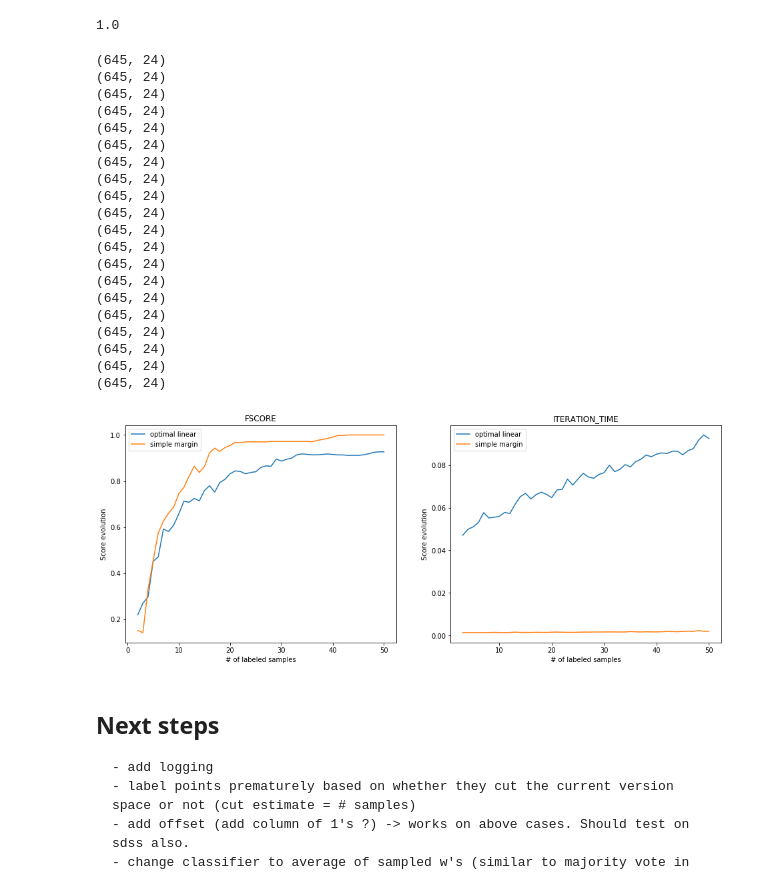
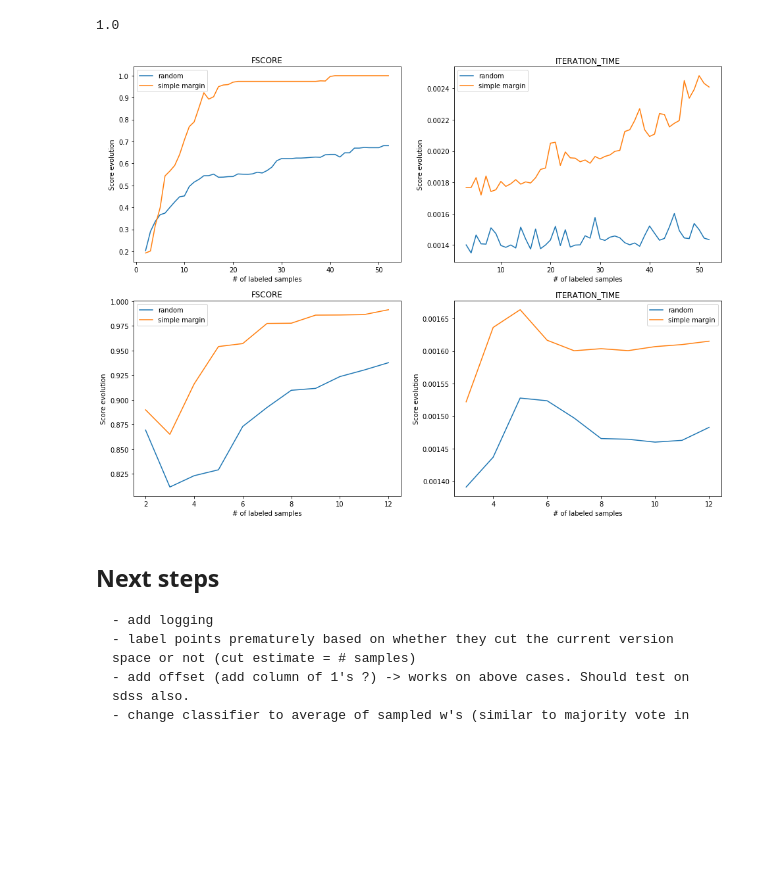
Before and after one commit to AIDEmeProject/PythonMiddleware, a Jupyter notebook: notebooks/svm test.ipynb, the cells around one changed output. Cells and saved outputs as stored; diff of their text form; code cells hidden in the pictures; blank space fills up the shorter version.

Commit message:
refactored datapool, user and initial sampling classes. added test suites for these modules

```diff
--- a/notebooks/svm test.ipynb
+++ b/notebooks/svm test.ipynb
@@ -26,58 +26,37 @@ f1_score(clf.predict(X_iris), y_iris)
 # %%
 from src.active_learning.svm import SimpleMargin, SolverMethod, OptimalMargin
 from src.active_learning.linear import LinearMajorityVote
 from src.active_learning.agnostic import RandomLearner
 from src.initial_sampling import FixedSizeStratifiedSampler
 from src.showdown import Showdown
 from src.plotting import plot_showdown
 
 user_housing.max_iter = 50
 user_iris.max_iter = 10
 
 active_learners_list = [
-    #("random", RandomLearner(SVC(C=100, kernel='rbf'))),
-    ("optimal linear", OptimalMargin(C=100, kind='kernel', kernel='rbf', chain_length=50, sample_size=8, threshold=0.9, factorization_type='diagonalize')),
+    ("random", RandomLearner(SVC(C=100, kernel='rbf'))),
+    #("optimal linear", OptimalMargin(C=100, kind='kernel', kernel='rbf', chain_length=50, sample_size=8, threshold=0.9, factorization_type='diagonalize')),
     ("simple margin", SimpleMargin(kind='kernel', kernel='rbf', C=100)),
     #('cholesky CL=50', OptimalMargin(C=100, kind='kernel', kernel='rbf', chain_length=50, factorization_type='cholesky')),
     #('diag th=0.9 CL=50', OptimalMargin(C=100, kind='kernel', kernel='rbf', chain_length=50, threshold=0.9, factorization_type='diagonalize')),
     #('diag th=0.9 CL=50 SS=8', OptimalMargin(C=100, kind='kernel', kernel='rbf', chain_length=50, sample_size=8, threshold=0.9, factorization_type='diagonalize')),
     #('diag th=0.9 CL=50, SS=16', OptimalMargin(C=100, kind='kernel', kernel='rbf', chain_length=50, sample_size=16, threshold=0.9, factorization_type='diagonalize')),
 ]
 
 datasets_list = [
     ("housing", X_housing, user_housing),
-    #("iris", X_iris, user_iris),
+    ("iris", X_iris, user_iris),
 ]
 
 times = 20
-initial_sampler = FixedSizeStratifiedSampler(sample_size=2)
-showdown = Showdown(times, initial_sampler)
-output = showdown.run(datasets_list, active_learners_list)
+showdown = Showdown()
+output = showdown.run(datasets_list, active_learners_list, times)
 
 #print(output.head())
 plot_showdown(output, times, metrics_list=['fscore', 'iteration_time'])
 # %% [output]
-(645, 24)
-(645, 24)
-(645, 24)
-(645, 24)
-(645, 24)
-(645, 24)
-(645, 24)
-(645, 24)
-(645, 24)
-(645, 24)
-(645, 24)
-(645, 24)
-(645, 24)
-(645, 24)
-(645, 24)
-(645, 24)
-(645, 24)
-(645, 24)
-(645, 24)
-(645, 24)
-[figure, old version]
+[figure, new version]
 # %% [markdown]
 ## Next steps
     - add logging
```
Also changed, not shown: parts of 3 cells of this notebook, 13 other files.
